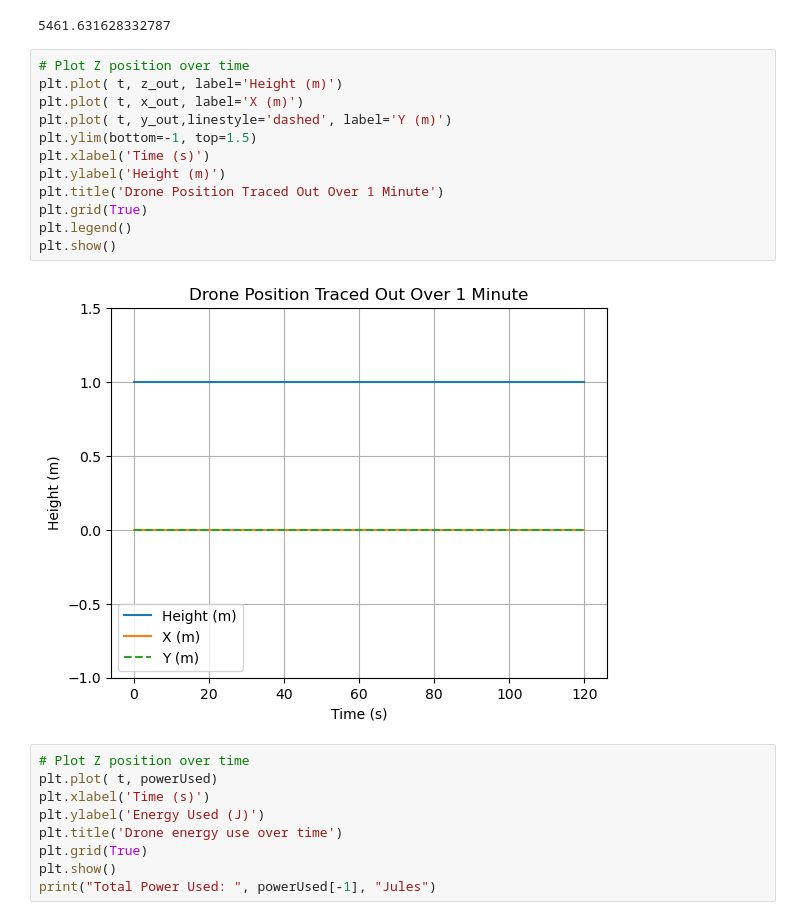
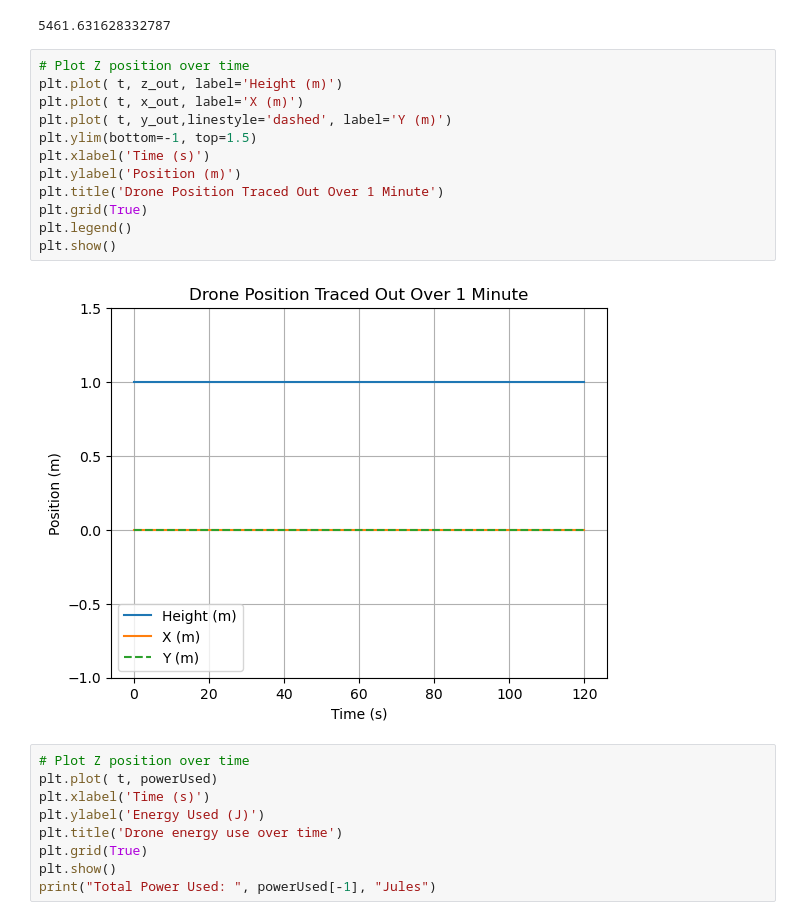
Before and after one commit to Thomas-Folan-School/352-Drone-EOM, a Jupyter notebook: Simulation_for_DO1.ipynb, the cells around one changed output. Drawn from its saved outputs; the diff is of its cells as text.

```diff
--- a/Simulation_for_DO1.ipynb
+++ b/Simulation_for_DO1.ipynb
@@ -97,17 +97,17 @@ powerUsed[-1]
 # %%
 # Plot Z position over time
 plt.plot( t, z_out, label='Height (m)')
 plt.plot( t, x_out, label='X (m)')
 plt.plot( t, y_out,linestyle='dashed', label='Y (m)')
 plt.ylim(bottom=-1, top=1.5)
 plt.xlabel('Time (s)')
-plt.ylabel('Height (m)')
+plt.ylabel('Position (m)')
 plt.title('Drone Position Traced Out Over 1 Minute')
 plt.grid(True)
 plt.legend()
 plt.show()
 # %% [output]
-[figure, old version]
+[figure, new version]
 # %%
 # Plot Z position over time
 plt.plot( t, powerUsed)
```
Also changed, not shown: 1 other file.
